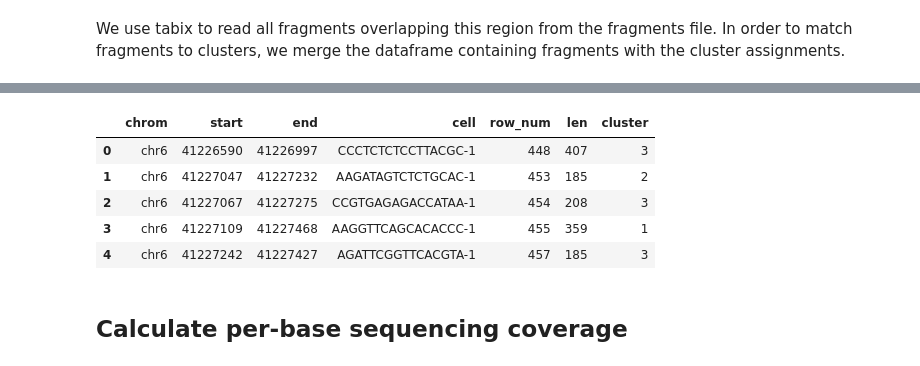
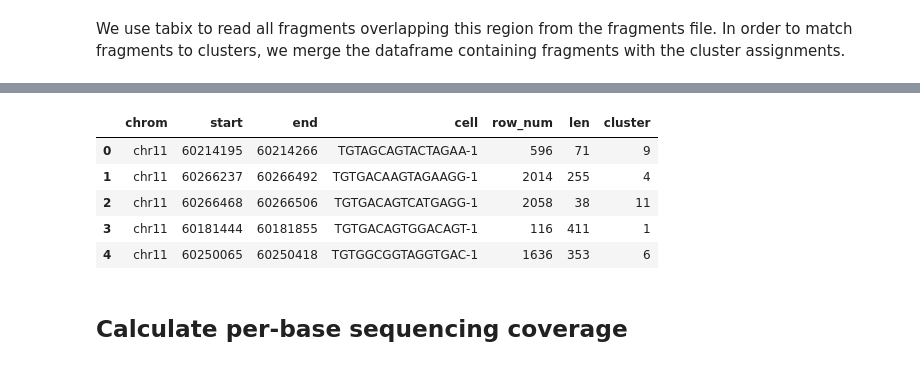
Before and after one commit to NVIDIA-Genomics-Research/rapids-single-cell-examples, a Jupyter notebook: notebooks/5k_pbmc_coverage_gpu.ipynb, the cells around one changed output, grey strips where cells are left out. Cells and saved outputs as stored; diff of their text form; code cells hidden in the pictures.

```diff
--- a/notebooks/5k_pbmc_coverage_gpu.ipynb
+++ b/notebooks/5k_pbmc_coverage_gpu.ipynb
@@ -49,8 +49,8 @@ cp.cuda.set_allocator(rmm.rmm_cupy_allocator)
 # %% [markdown]
 We download a single-cell ATAC-seq dataset of 5000 PBMCs from the 10X genomics website. Specifically, we download the fragment file (for generating coverage tracks) and the peak x cell matrix (for clustering).
 # %%
-FRAGMENTS_FILE = '../data/5k_pbmcs_10X_fragments.tsv.gz'
-FRAGMENTS_INDEX_FILE = '../data/5k_pbmcs_10X_fragments.tsv.gz.tbi'
+FRAGMENT_FILE = '../data/5k_pbmcs_10X_fragments.tsv.gz'
+FRAGMENT_INDEX_FILE = '../data/5k_pbmcs_10X_fragments.tsv.gz.tbi'
 MATRIX_FILE = '../data/5k_pbmcs_10X.sparse.h5ad'
 # %%
 %%time
@@ -216,9 +209,13 @@ Wall time: 2.96 ms
+# %%
+chrom = 'chr11'
+start = 60170000
+end = 60270000
 # %% [markdown]
 We use tabix to read all fragments overlapping this region from the fragments file. In order to match fragments to clusters, we merge the dataframe containing fragments with the cluster assignments.
 # %%
 %%time
-fragments = coverage.read_fragments(chrom, start, end, FRAGMENTS_FILE)
+fragments = coverage.read_fragments(chrom, start, end, FRAGMENT_FILE)
 fragments = fragments.merge(cudf.DataFrame(clusters), on=['cell'])
-print(str(len(fragments)) + ' fragments were read from ' + FRAGMENTS_FILE + '.')
+print(str(len(fragments)) + ' fragments were read from ' + FRAGMENT_FILE + '.')
 fragments.head()
 # %% [output]
@@ -228,9 +225,9 @@ Wall time: 529 ms
 |  | chrom | start | end | cell | row_num | len | cluster |
-| 0 | chr6 | 41226590 | 41226997 | CCCTCTCTCCTTACGC-1 | 448 | 407 | 3 |
-| 1 | chr6 | 41227047 | 41227232 | AAGATAGTCTCTGCAC-1 | 453 | 185 | 2 |
-| 2 | chr6 | 41227067 | 41227275 | CCGTGAGAGACCATAA-1 | 454 | 208 | 3 |
-| 3 | chr6 | 41227109 | 41227468 | AAGGTTCAGCACACCC-1 | 455 | 359 | 1 |
-| 4 | chr6 | 41227242 | 41227427 | AGATTCGGTTCACGTA-1 | 457 | 185 | 3 |
+| 0 | chr11 | 60214195 | 60214266 | TGTAGCAGTACTAGAA-1 | 596 | 71 | 9 |
+| 1 | chr11 | 60266237 | 60266492 | TGTGACAAGTAGAAGG-1 | 2014 | 255 | 4 |
+| 2 | chr11 | 60266468 | 60266506 | TGTGACAGTCATGAGG-1 | 2058 | 38 | 11 |
+| 3 | chr11 | 60181444 | 60181855 | TGTGACAGTGGACAGT-1 | 116 | 411 | 1 |
+| 4 | chr11 | 60250065 | 60250418 | TGTGGCGGTAGGTGAC-1 | 1636 | 353 | 6 |
 # %% [markdown]
 ## Calculate per-base sequencing coverage
 # %% [markdown]
```
Also changed, not shown: parts of 30 cells of this notebook, 1 other file.
